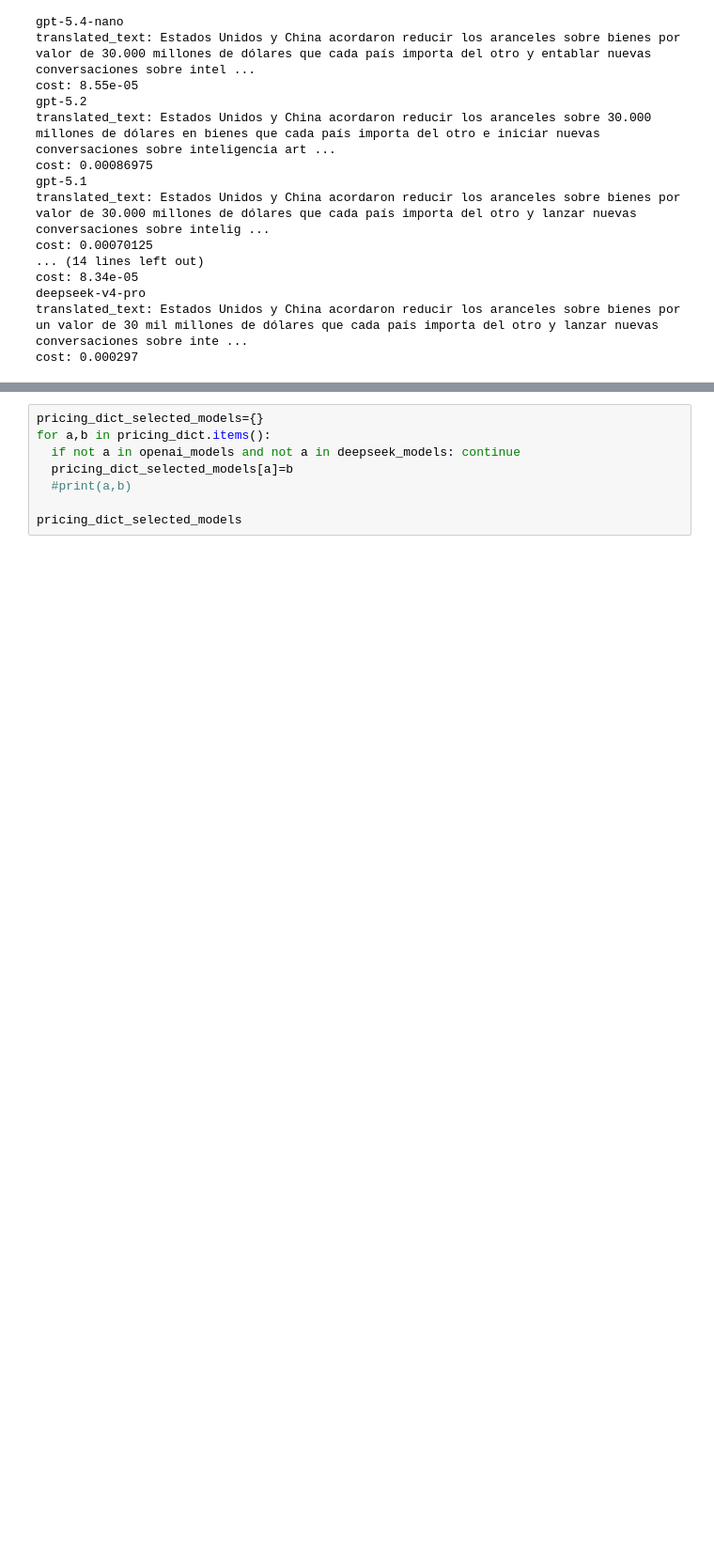
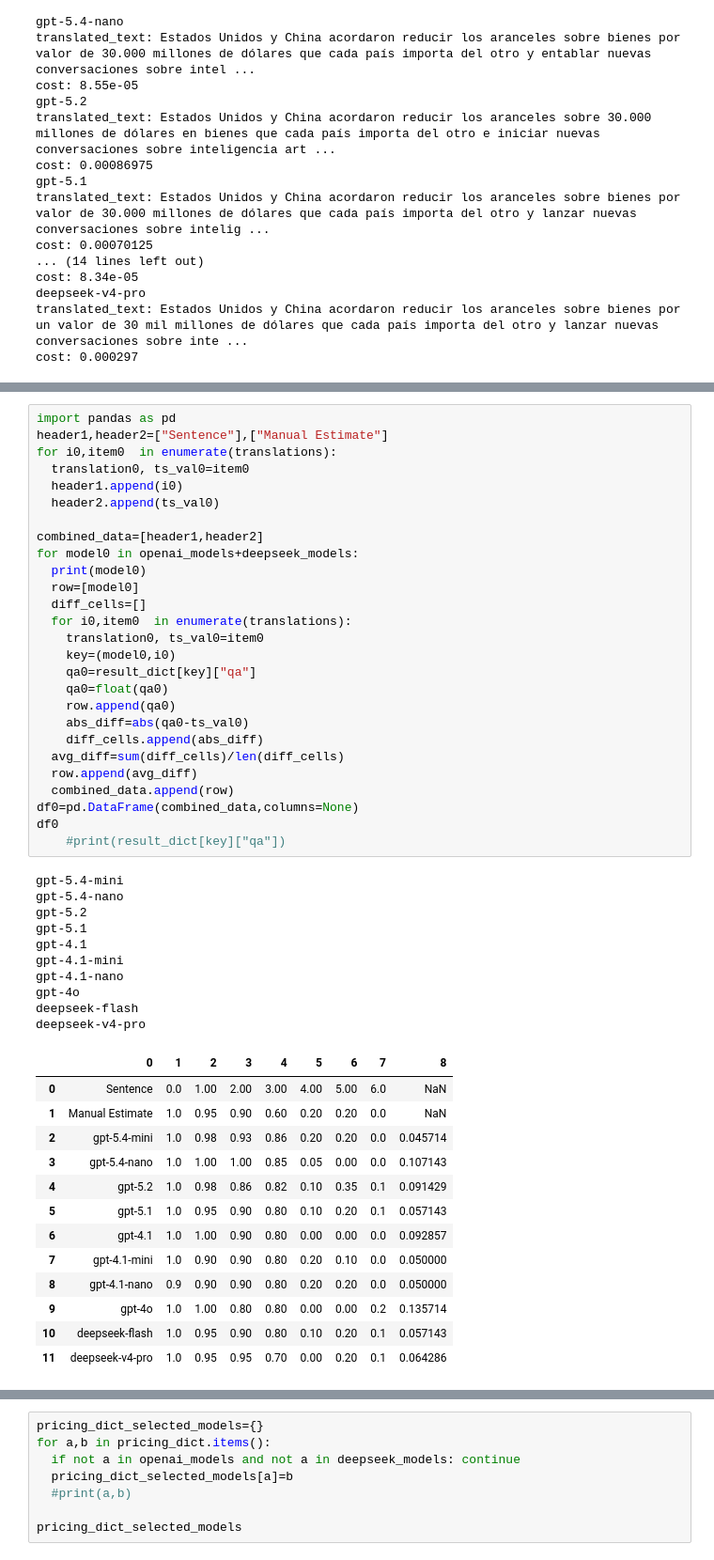
Before and after one commit to hmghaly/tutorials, a Jupyter notebook: LLM_for_translation.ipynb, the cells around one changed output, grey strips where cells are left out. Shown at 94% size. Drawn from its saved outputs; the diff is of its cells as text; blank space fills up the shorter version.

```diff
--- a/LLM_for_translation.ipynb
+++ b/LLM_for_translation.ipynb
@@ -289,0 +583,51 @@ cost: 0.000297
+# %%
+import pandas as pd
+header1,header2=["Sentence"],["Manual Estimate"]
+for i0,item0  in enumerate(translations):
+  translation0, ts_val0=item0
+  header1.append(i0)
+  header2.append(ts_val0)
+
+combined_data=[header1,header2]
+for model0 in openai_models+deepseek_models:
+  print(model0)
+  row=[model0]
+  diff_cells=[]
+  for i0,item0  in enumerate(translations):
+    translation0, ts_val0=item0
+    key=(model0,i0)
+    qa0=result_dict[key]["qa"]
+    qa0=float(qa0)
+    row.append(qa0)
+    abs_diff=abs(qa0-ts_val0)
+    diff_cells.append(abs_diff)
+  avg_diff=sum(diff_cells)/len(diff_cells)
+  row.append(avg_diff)
+  combined_data.append(row)
+df0=pd.DataFrame(combined_data,columns=None)
+df0
+    #print(result_dict[key]["qa"])
+# %% [output]
+gpt-5.4-mini
+gpt-5.4-nano
+gpt-5.2
+gpt-5.1
+gpt-4.1
+gpt-4.1-mini
+gpt-4.1-nano
+gpt-4o
+deepseek-flash
+deepseek-v4-pro
+|  | 0 | 1 | 2 | 3 | 4 | 5 | 6 | 7 | 8 |
+| 0 | Sentence | 0.0 | 1.00 | 2.00 | 3.00 | 4.00 | 5.00 | 6.0 | NaN |
+| 1 | Manual Estimate | 1.0 | 0.95 | 0.90 | 0.60 | 0.20 | 0.20 | 0.0 | NaN |
+| 2 | gpt-5.4-mini | 1.0 | 0.98 | 0.93 | 0.86 | 0.20 | 0.20 | 0.0 | 0.045714 |
+| 3 | gpt-5.4-nano | 1.0 | 1.00 | 1.00 | 0.85 | 0.05 | 0.00 | 0.0 | 0.107143 |
+| 4 | gpt-5.2 | 1.0 | 0.98 | 0.86 | 0.82 | 0.10 | 0.35 | 0.1 | 0.091429 |
+| 5 | gpt-5.1 | 1.0 | 0.95 | 0.90 | 0.80 | 0.10 | 0.20 | 0.1 | 0.057143 |
+| 6 | gpt-4.1 | 1.0 | 1.00 | 0.90 | 0.80 | 0.00 | 0.00 | 0.0 | 0.092857 |
+| 7 | gpt-4.1-mini | 1.0 | 0.90 | 0.90 | 0.80 | 0.20 | 0.10 | 0.0 | 0.050000 |
+| 8 | gpt-4.1-nano | 0.9 | 0.90 | 0.90 | 0.80 | 0.20 | 0.20 | 0.0 | 0.050000 |
+| 9 | gpt-4o | 1.0 | 1.00 | 0.80 | 0.80 | 0.00 | 0.00 | 0.2 | 0.135714 |
+| 10 | deepseek-flash | 1.0 | 0.95 | 0.90 | 0.80 | 0.10 | 0.20 | 0.1 | 0.057143 |
+| 11 | deepseek-v4-pro | 1.0 | 0.95 | 0.95 | 0.70 | 0.00 | 0.20 | 0.1 | 0.064286 |
```
Also changed, not shown: parts of 15 cells of this notebook.
